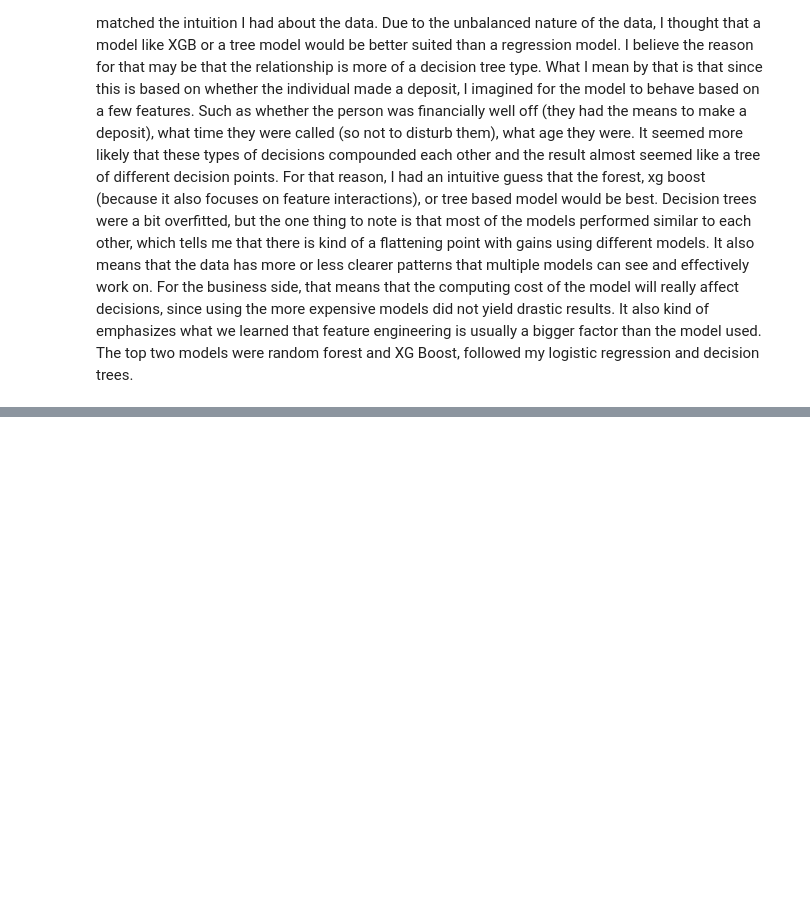
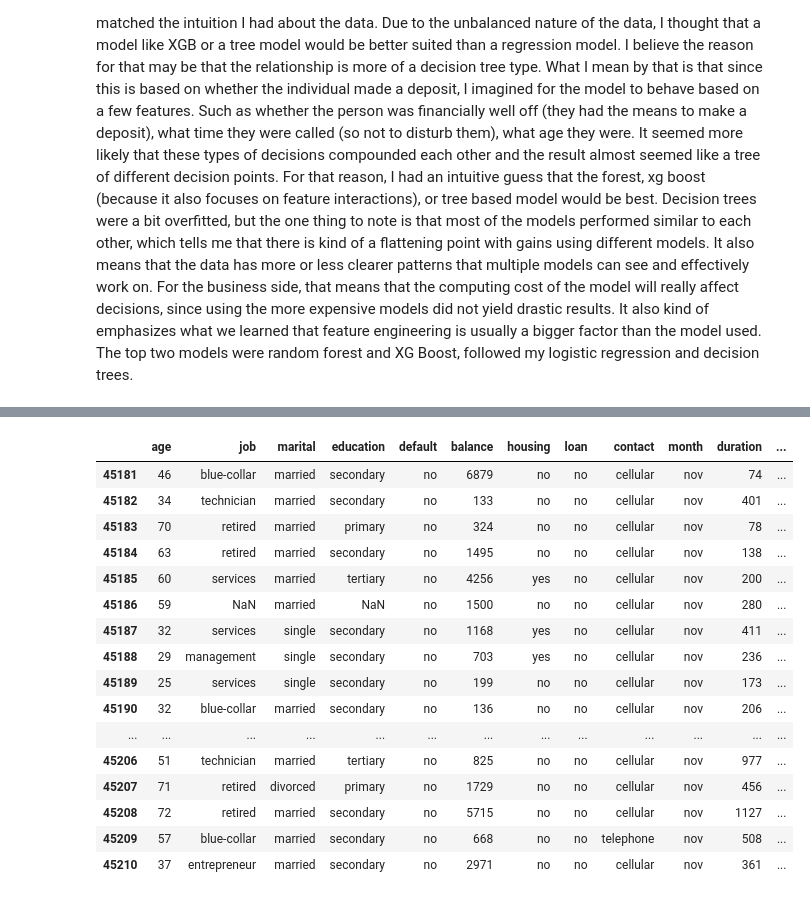
Before and after one commit to ismail-memon-123/CS_5262_ML, a Jupyter notebook: ML_model.ipynb, the cells around one changed output, grey strips where cells are left out. Saved outputs shown, nothing was run; the diff lists cells and outputs as text; code cells hidden in the pictures; blank space fills up the shorter version.

```diff
--- a/ML_model.ipynb
+++ b/ML_model.ipynb
@@ -788,0 +855,40 @@ Based on the classification reports, XG Boost performed slightly better than all
+# %%
+cat_pipeline = Pipeline(steps=[('cat_impute', SimpleImputer(strategy='most_frequent')),
+                               ('onehot_cat', OneHotEncoder())])
+
+num_pipeline = Pipeline(steps=[('impute_num', SimpleImputer(strategy='mean')),
+                               ('scale_num', StandardScaler())])
+quartile_transformer = Pipeline(steps=[
+    ('discretizer', KBinsDiscretizer(n_bins=4, encode='ordinal', strategy='quantile')), ('onehot_cat', OneHotEncoder())
+])
+
+
+# Since the was_contacted_before is already a binary no need to one hot encode or anything it can just pass through.
+cat_cols = ['job', 'marital', 'education', 'default', 'housing', 'loan', 'contact', 'month', 'poutcome']
+num_cols = ['age', 'balance', 'duration', 'campaign', 'pdays', 'previous']
+quartile_cols = ['age', 'balance']
+
+preproc = ColumnTransformer([('cat_pipe', cat_pipeline, cat_cols),
+                             ('num_pipe', num_pipeline, num_cols),
+                             ('discretizer', quartile_transformer, quartile_cols)],
+                             remainder='passthrough')
+
+data.tail(30)
+# %% [output]
+|  | age | job | marital | education | default | balance | housing | loan | contact | month | duration | ... |
+| 45181 | 46 | blue-collar | married | secondary | no | 6879 | no | no | cellular | nov | 74 | ... |
+| 45182 | 34 | technician | married | secondary | no | 133 | no | no | cellular | nov | 401 | ... |
+| 45183 | 70 | retired | married | primary | no | 324 | no | no | cellular | nov | 78 | ... |
+| 45184 | 63 | retired | married | secondary | no | 1495 | no | no | cellular | nov | 138 | ... |
+| 45185 | 60 | services | married | tertiary | no | 4256 | yes | no | cellular | nov | 200 | ... |
+| 45186 | 59 | NaN | married | NaN | no | 1500 | no | no | cellular | nov | 280 | ... |
+| 45187 | 32 | services | single | secondary | no | 1168 | yes | no | cellular | nov | 411 | ... |
+| 45188 | 29 | management | single | secondary | no | 703 | yes | no | cellular | nov | 236 | ... |
+| 45189 | 25 | services | single | secondary | no | 199 | no | no | cellular | nov | 173 | ... |
+| 45190 | 32 | blue-collar | married | secondary | no | 136 | no | no | cellular | nov | 206 | ... |
+| ... | ... | ... | ... | ... | ... | ... | ... | ... | ... | ... | ... | ... |
+| 45206 | 51 | technician | married | tertiary | no | 825 | no | no | cellular | nov | 977 | ... |
+| 45207 | 71 | retired | divorced | primary | no | 1729 | no | no | cellular | nov | 456 | ... |
+| 45208 | 72 | retired | married | secondary | no | 5715 | no | no | cellular | nov | 1127 | ... |
+| 45209 | 57 | blue-collar | married | secondary | no | 668 | no | no | telephone | nov | 508 | ... |
+| 45210 | 37 | entrepreneur | married | secondary | no | 2971 | no | no | cellular | nov | 361 | ... |
```
Also changed, not shown: parts of 21 cells of this notebook.
